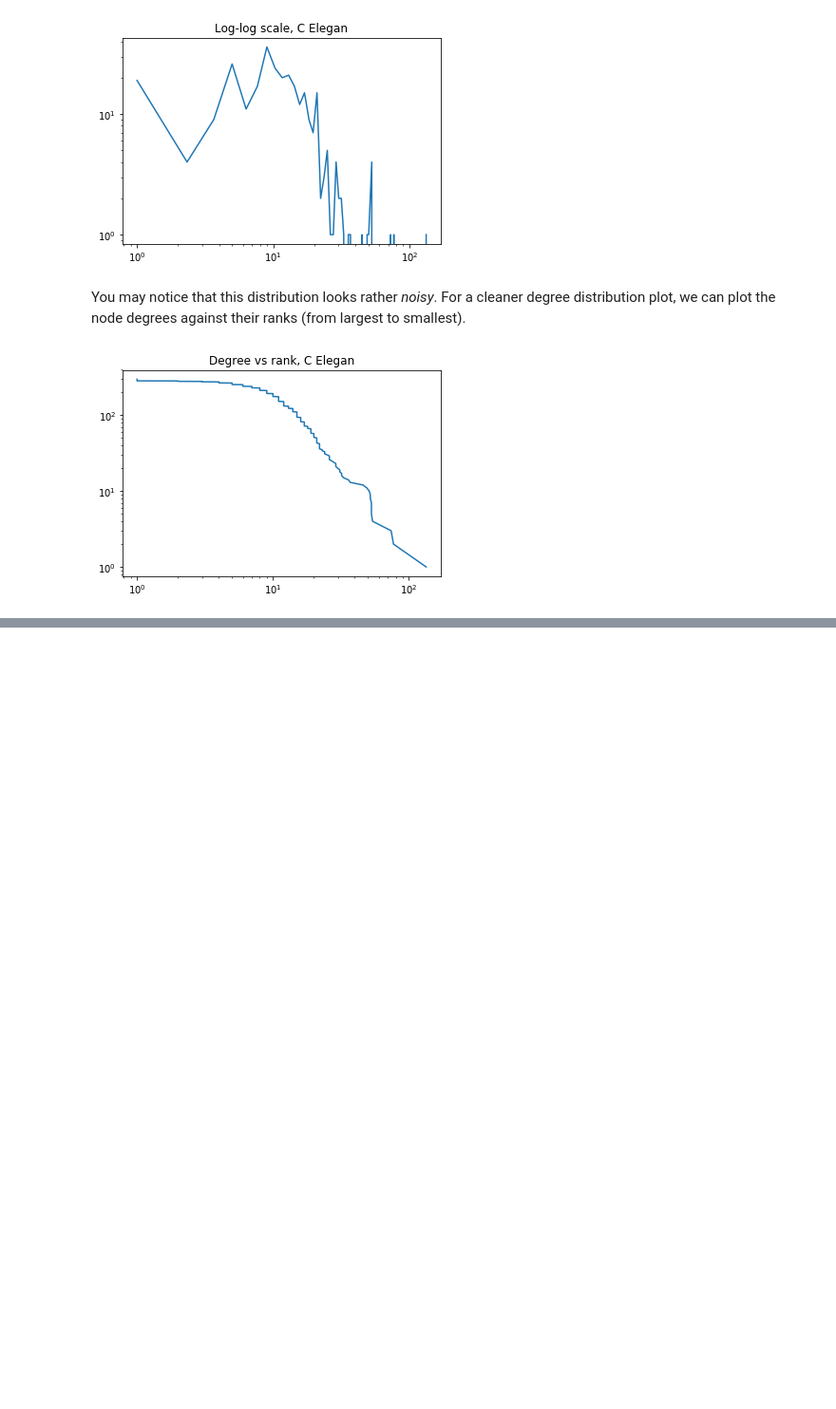
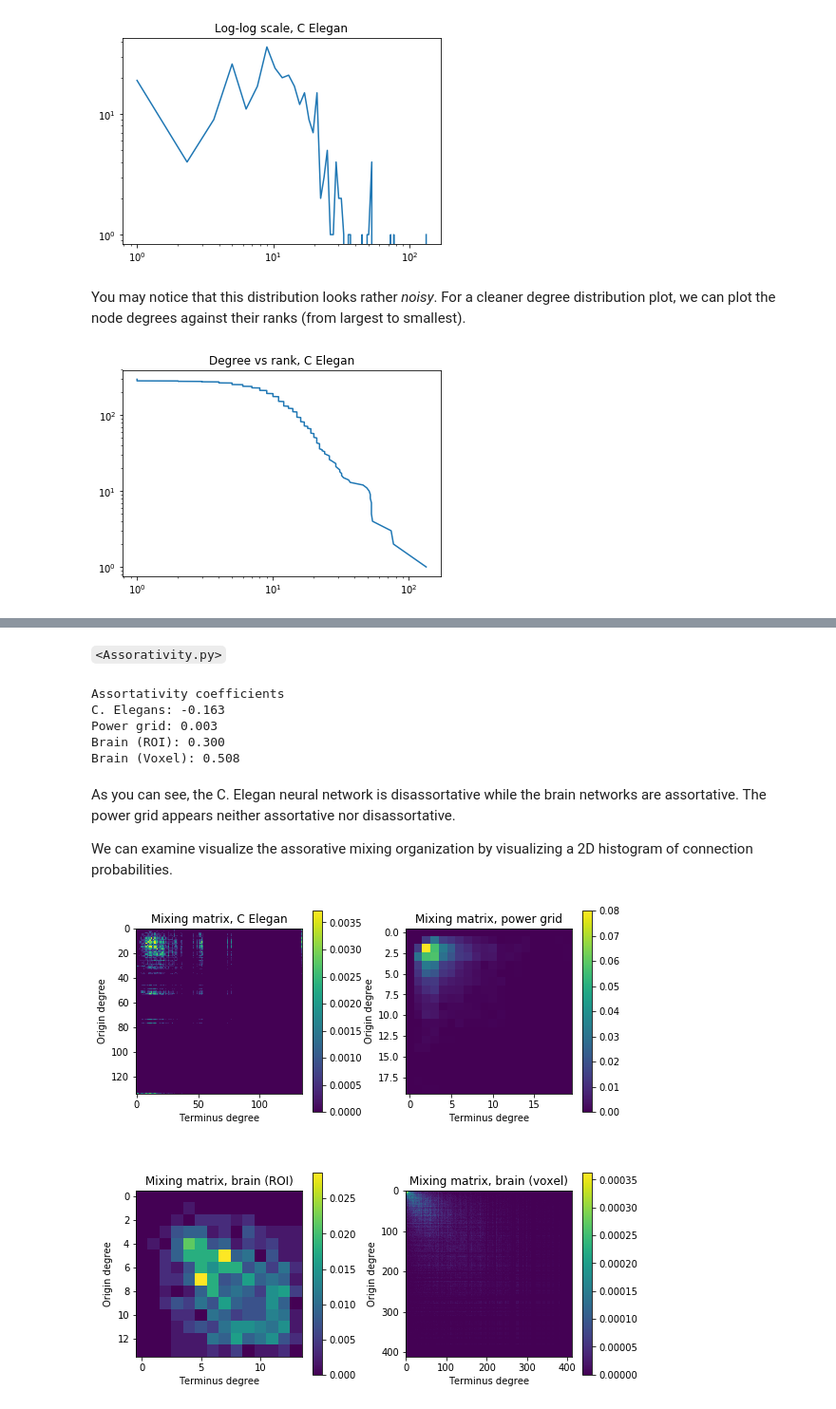
Before and after one commit to sathayas/JupyterConnectivitySpring2019, a Jupyter notebook: NetworkStats.ipynb, the cells around one changed output, grey strips where cells are left out. Shown: that part at 95% size. Saved outputs shown, nothing was run; the diff lists cells and outputs as text; code cells hidden in the pictures; blank space fills up the shorter version.

```diff
--- a/NetworkStats.ipynb
+++ b/NetworkStats.ipynb
@@ -286,0 +357,59 @@ Much better! This plot represents the cumulative degree distribution. ====mentio
+# %% [markdown]
+`<Assorativity.py>`
+# %%
+##### Assortativity coefficients
+print('Assortativity coefficients')
+print('C. Elegans: %5.3f' % nx.degree_assortativity_coefficient(G_CEleg))
+print('Power grid: %5.3f' % nx.degree_assortativity_coefficient(G_Power))
+print('Brain (ROI): %5.3f' % nx.degree_assortativity_coefficient(G_ROI))
+print('Brain (Voxel): %5.3f' % nx.degree_assortativity_coefficient(G_Voxel))
+# %% [output]
+Assortativity coefficients
+C. Elegans: -0.163
+Power grid: 0.003
+Brain (ROI): 0.300
+Brain (Voxel): 0.508
+# %% [markdown]
+As you can see, the C. Elegan neural network is disassortative while the brain networks are assortative. The power grid appears neither assortative nor disassortative.
+
+We can examine visualize the assorative mixing organization by visualizing a 2D histogram of connection probabilities.
+# %%
+##### Assorativity mixing matrix
+plt.figure(figsize=[9,9])
+
+plt.subplot(221)
+M_CEleg = nx.degree_mixing_matrix(G_CEleg)
+plt.imshow(M_CEleg)
+plt.colorbar()
+plt.title('Mixing matrix, C Elegan')
+plt.xlabel('Terminus degree')
+plt.ylabel('Origin degree')
+
+plt.subplot(222)
+M_Power = nx.degree_mixing_matrix(G_Power)
+plt.imshow(M_Power)
+plt.colorbar()
+plt.title('Mixing matrix, power grid')
+plt.xlabel('Terminus degree')
+plt.ylabel('Origin degree')
+
+plt.subplot(223)
+M_ROI = nx.degree_mixing_matrix(G_ROI)
+plt.imshow(M_ROI)
+plt.colorbar()
+plt.title('Mixing matrix, brain (ROI)')
+plt.xlabel('Terminus degree')
+plt.ylabel('Origin degree')
+
+plt.subplot(224)
+M_Voxel = nx.degree_mixing_matrix(G_Voxel)
+plt.imshow(M_Voxel)
+plt.colorbar()
+plt.title('Mixing matrix, brain (voxel)')
+plt.xlabel('Terminus degree')
+plt.ylabel('Origin degree')
+
+plt.subplots_adjust(wspace=0.3, hspace=0.3)
+plt.show()
+# %% [output]
+[figure, added]
```
Also changed, not shown: parts of 12 cells of this notebook.
